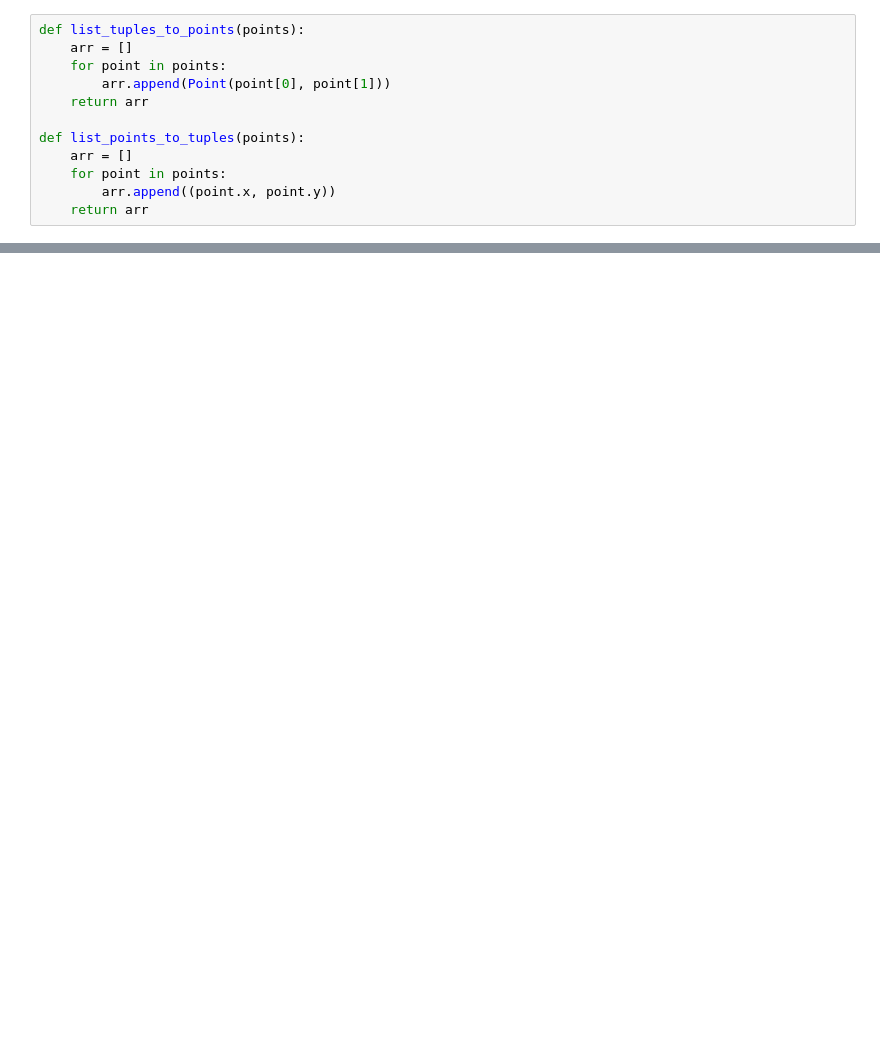
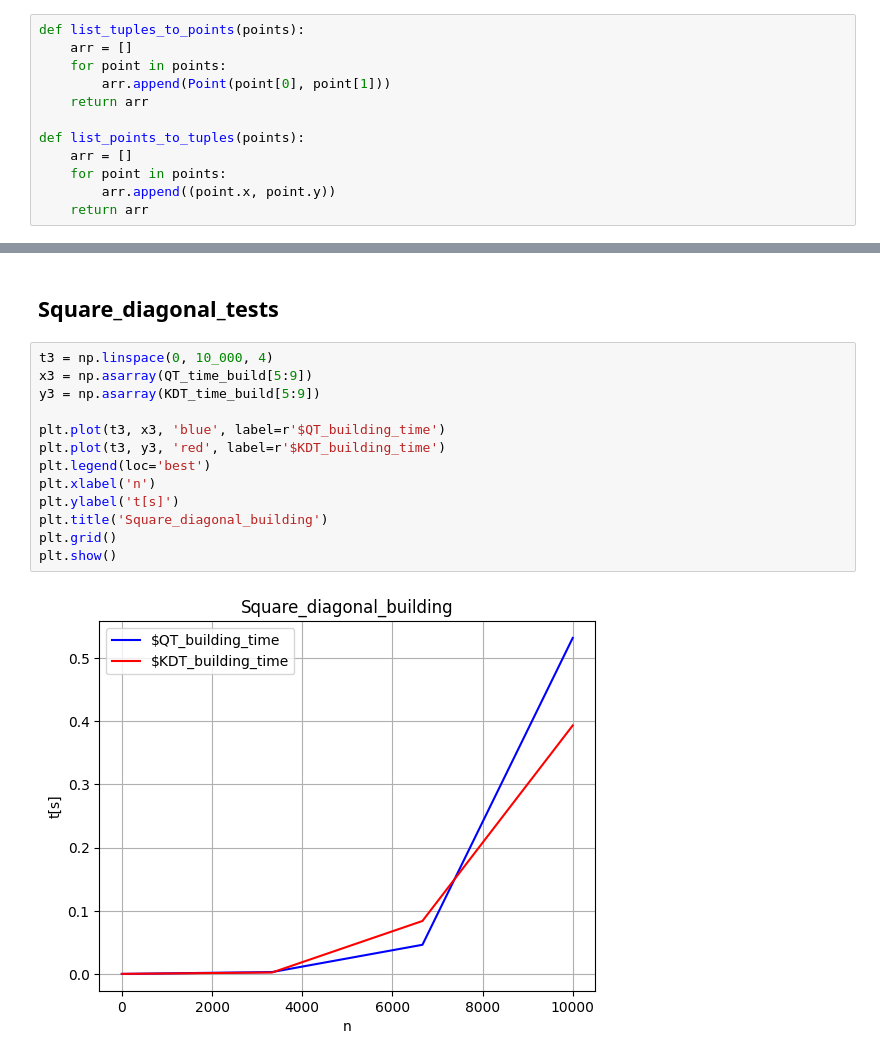
Before and after one commit to smelaa/QuadTrees_KDTrees, a Jupyter notebook: Porównanie.ipynb, the cells around one changed output, grey strips where cells are left out. Cells and saved outputs as stored; diff of their text form; blank space fills up the shorter version.

```diff
--- a/Porównanie.ipynb
+++ b/Porównanie.ipynb
@@ -78,0 +182,17 @@ plt.show()
+# %% [markdown]
+## Square_diagonal_tests
+# %%
+t3 = np.linspace(0, 10_000, 4)
+x3 = np.asarray(QT_time_build[5:9])
+y3 = np.asarray(KDT_time_build[5:9])
+
+plt.plot(t3, x3, 'blue', label=r'$QT_building_time')
+plt.plot(t3, y3, 'red', label=r'$KDT_building_time')
+plt.legend(loc='best')
+plt.xlabel('n')
+plt.ylabel('t[s]')
+plt.title('Square_diagonal_building')
+plt.grid()
+plt.show()
+# %% [output]
+[figure, added]
```
Also changed, not shown: parts of 16 cells of this notebook, 8 other files.
